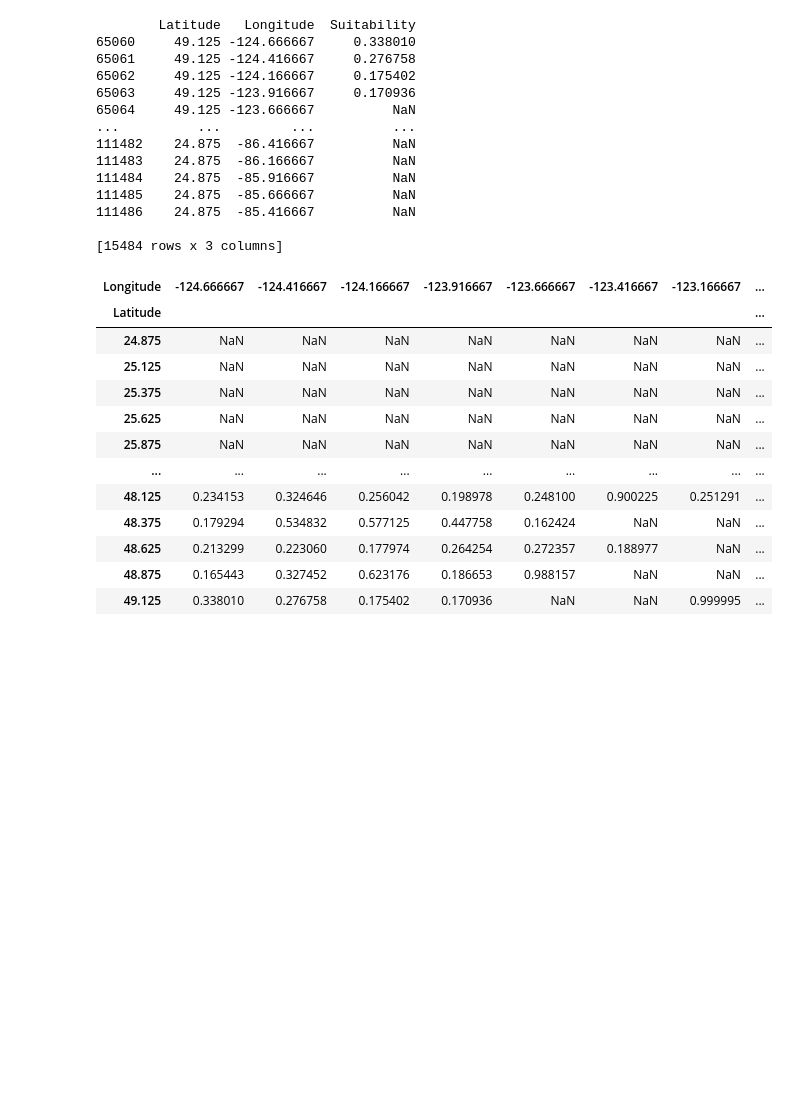
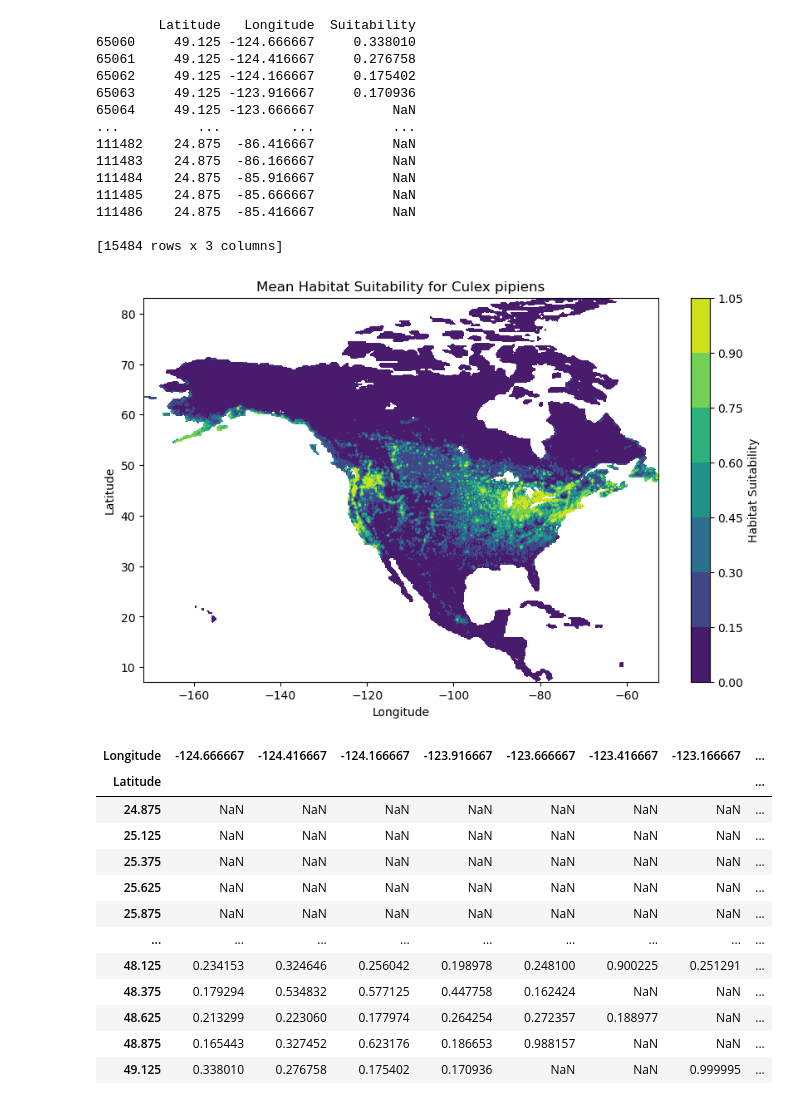
Before and after one commit to MatinMarjani/ABM-WNV, a Jupyter notebook: ClimateDataHandler.ipynb, the cells around one changed output. Drawn from its saved outputs; the diff is of its cells as text; code cells hidden in the pictures; blank space fills up the shorter version.

```diff
--- a/ClimateDataHandler.ipynb
+++ b/ClimateDataHandler.ipynb
@@ -153,38 +172,25 @@ longitude = data.variables['longitude'][:]
 latitude = data.variables['latitude'][:]
 suitability = data.variables['layer'][:]
 
-# Convert the suitability data to a 2D array if necessary
-if len(suitability.shape) > 2:
-    suitability = suitability[0, :, :]
-
 # Create a meshgrid for latitude and longitude
 lon_grid, lat_grid = np.meshgrid(longitude, latitude)
 
 # Flatten the grids and suitability array to create a DataFrame
-df = pd.DataFrame({
+suitability_data = pd.DataFrame({
     'Latitude': lat_grid.flatten(),
     'Longitude': lon_grid.flatten(),
     'Suitability': suitability.flatten()
 })
 
-df = df[
+suitability_data = df[
     (df['Latitude'] >= 24.75) & (df['Latitude'] <= 49.25) &
     (df['Longitude'] >= -124.75) & (df['Longitude'] <= -85.25)
 ]
 
-print(df)
+print(suitability_data)
 
 
-data_Suitability = df.pivot_table(index='Latitude', columns='Longitude', values='Suitability', aggfunc='mean')
-
-# Plot the suitability
-# plt.figure(figsize=(10, 6))
-# plt.contourf(longitude, latitude, suitability, cmap="viridis")
-# plt.colorbar(label="Habitat Suitability")
-# plt.xlabel("Longitude")
-# plt.ylabel("Latitude")
-# plt.title("Mean Habitat Suitability for Culex pipiens")
-# plt.show()
+data_Suitability = suitability_data.pivot_table(index='Latitude', columns='Longitude', values='Suitability', aggfunc='mean')
 # %% [output]
         Latitude   Longitude  Suitability
 65060     49.125 -124.666667     0.338010
@@ -200,6 +206,17 @@ data_Suitability = df.pivot_table(index='Latitude', columns='Longitude', values=
 111486    24.875  -85.416667          NaN
 
 [15484 rows x 3 columns]
+# %%
+#Plot the suitability
+plt.figure(figsize=(10, 6))
+plt.contourf(longitude, latitude, suitability, cmap="viridis")
+plt.colorbar(label="Habitat Suitability")
+plt.xlabel("Longitude")
+plt.ylabel("Latitude")
+plt.title("Mean Habitat Suitability for Culex pipiens")
+plt.show()
+# %% [output]
+[figure, added]
 # %%
 data_Suitability
 # %% [output]
```
Also changed, not shown: parts of 12 cells of this notebook.
